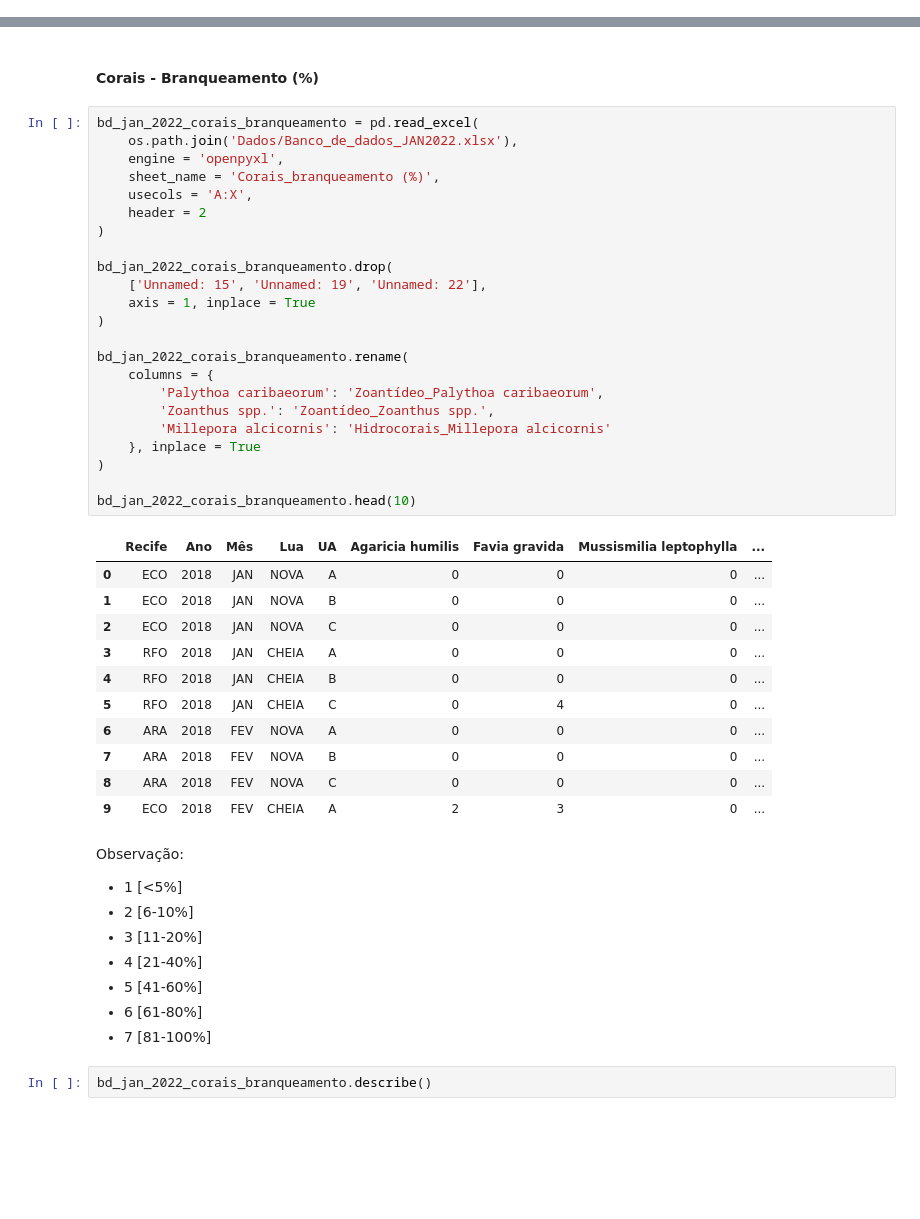
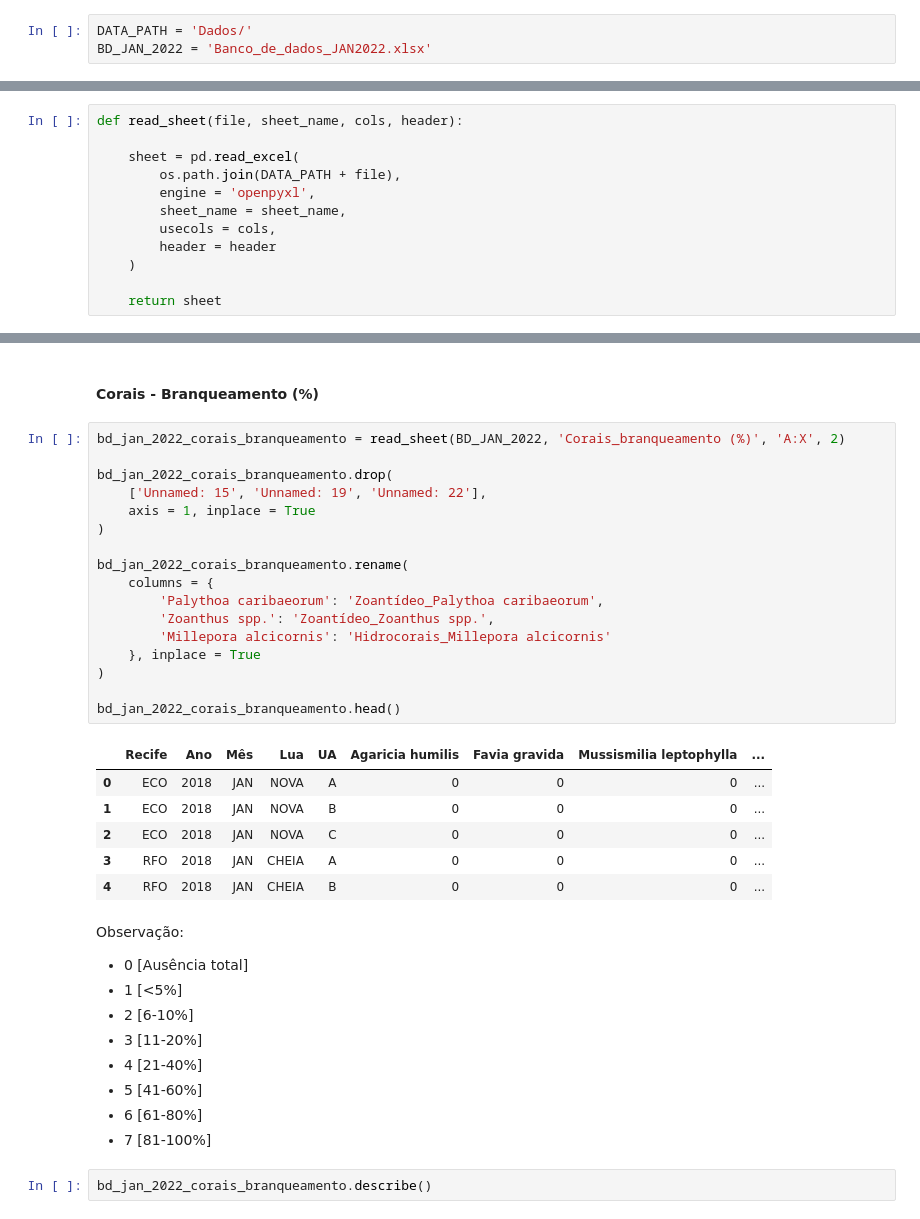
Before and after one commit to UFRJ-Analytica/coral-vivo, a Jupyter notebook: analise-dados.ipynb, the cells around one changed output, grey strips where cells are left out. Drawn from its saved outputs; the diff is of its cells as text; blank space fills up the shorter version.

```diff
--- a/analise-dados.ipynb
+++ b/analise-dados.ipynb
@@ -10,0 +12,3 @@ pd.set_option("display.max_columns", None)
+# %%
+DATA_PATH = 'Dados/'
+BD_JAN_2022 = 'Banco_de_dados_JAN2022.xlsx'
@@ -10,0 +19,12 @@ pd.set_option("display.max_columns", None)
+# %%
+def read_sheet(file, sheet_name, cols, header):
+
+    sheet = pd.read_excel(
+        os.path.join(DATA_PATH + file),
+        engine = 'openpyxl',
+        sheet_name = sheet_name,
+        usecols = cols,
+        header = header
+    )
+
+    return sheet
@@ -296,42 +344,32 @@ memory usage: 44.9+ KB
 # %% [markdown]
 #### Corais - Branqueamento (%)
 # %%
-bd_jan_2022_corais_branqueamento = pd.read_excel(
-    os.path.join('Dados/Banco_de_dados_JAN2022.xlsx'),
-    engine = 'openpyxl',
-    sheet_name = 'Corais_branqueamento (%)',
-    usecols = 'A:X',
-    header = 2
-)
+bd_jan_2022_corais_branqueamento = read_sheet(BD_JAN_2022, 'Corais_branqueamento (%)', 'A:X', 2)
 
 bd_jan_2022_corais_branqueamento.drop(
     ['Unnamed: 15', 'Unnamed: 19', 'Unnamed: 22'],
     axis = 1, inplace = True
 )
 
 bd_jan_2022_corais_branqueamento.rename(
     columns = {
         'Palythoa caribaeorum': 'Zoantídeo_Palythoa caribaeorum',
         'Zoanthus spp.': 'Zoantídeo_Zoanthus spp.',
         'Millepora alcicornis': 'Hidrocorais_Millepora alcicornis'
     }, inplace = True
 )
 
-bd_jan_2022_corais_branqueamento.head(10)
+bd_jan_2022_corais_branqueamento.head()
 # %% [output]
 |  | Recife | Ano | Mês | Lua | UA | Agaricia humilis | Favia gravida | Mussismilia leptophylla | ... |
 | 0 | ECO | 2018 | JAN | NOVA | A | 0 | 0 | 0 | ... |
 | 1 | ECO | 2018 | JAN | NOVA | B | 0 | 0 | 0 | ... |
 | 2 | ECO | 2018 | JAN | NOVA | C | 0 | 0 | 0 | ... |
 | 3 | RFO | 2018 | JAN | CHEIA | A | 0 | 0 | 0 | ... |
 | 4 | RFO | 2018 | JAN | CHEIA | B | 0 | 0 | 0 | ... |
-| 5 | RFO | 2018 | JAN | CHEIA | C | 0 | 4 | 0 | ... |
-| 6 | ARA | 2018 | FEV | NOVA | A | 0 | 0 | 0 | ... |
-| 7 | ARA | 2018 | FEV | NOVA | B | 0 | 0 | 0 | ... |
-| 8 | ARA | 2018 | FEV | NOVA | C | 0 | 0 | 0 | ... |
-| 9 | ECO | 2018 | FEV | CHEIA | A | 2 | 3 | 0 | ... |
 # %% [markdown]
 Observação:
+- 0 [Ausência total]
 - 1 [<5%]
 - 2 [6-10%]
 - 3 [11-20%]
```
Also changed, not shown: parts of 34 cells of this notebook, 2 other files.
